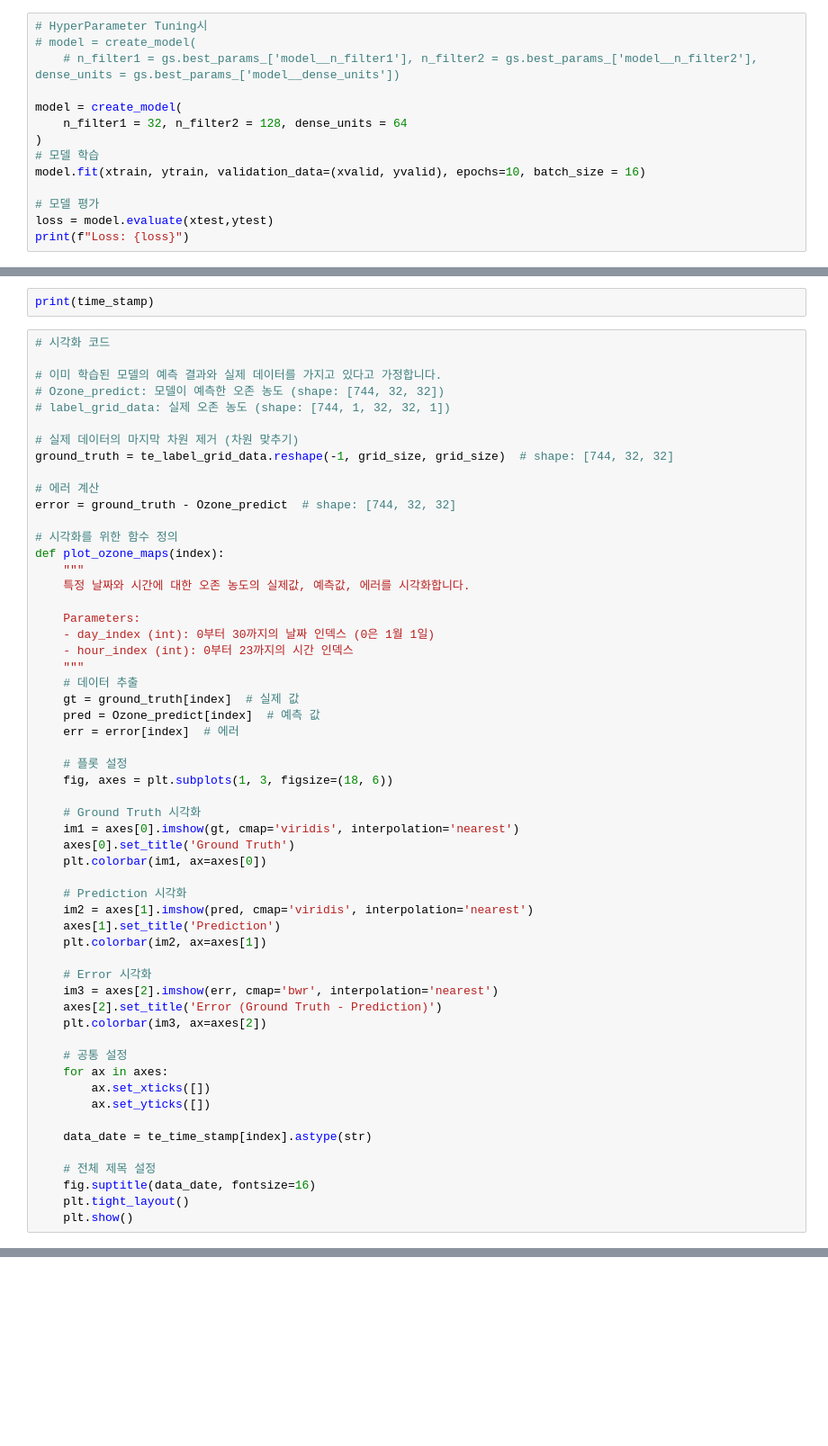
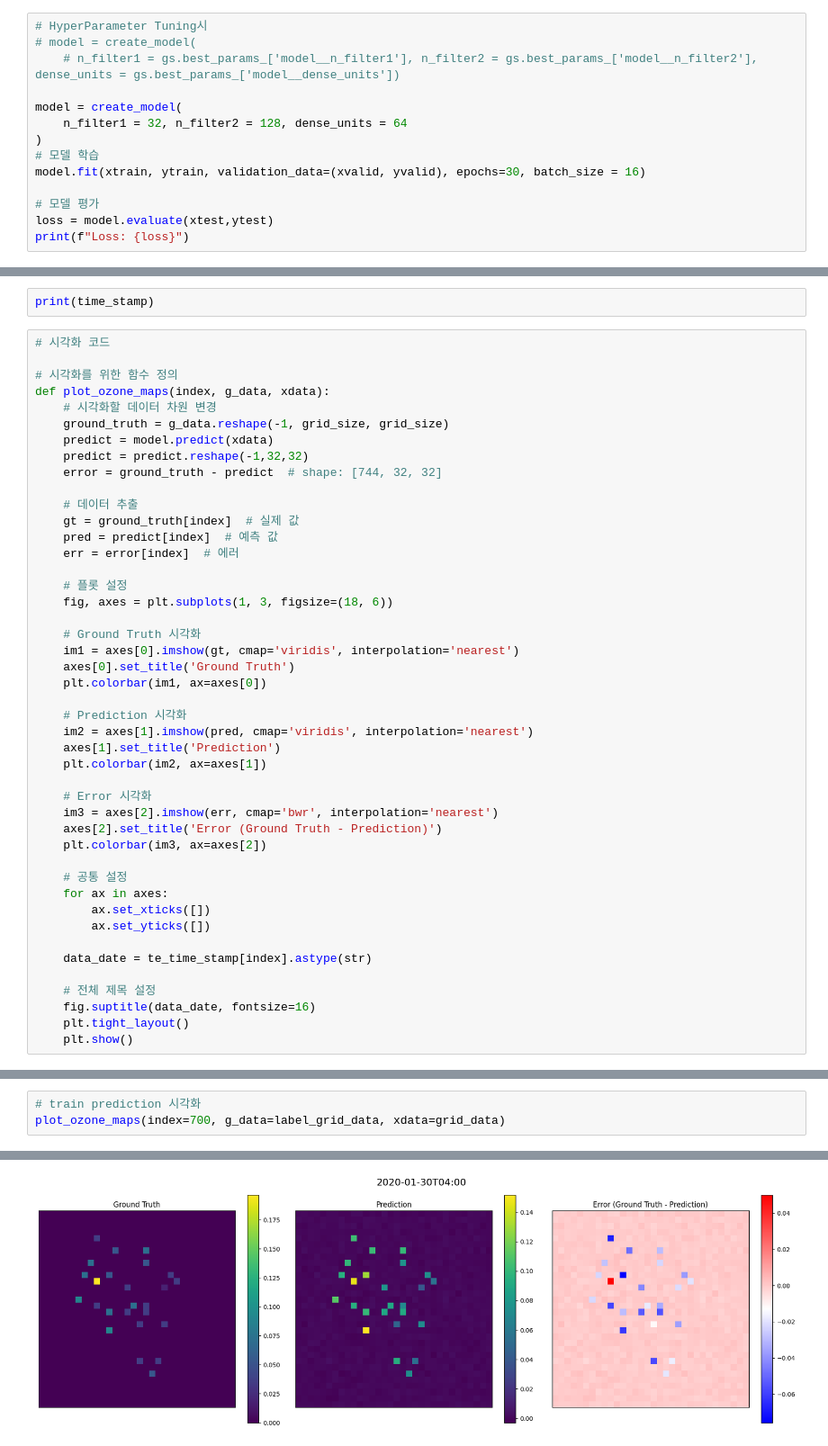
Before and after one commit to kminseong841/ML-Research, a Jupyter notebook: 3D_Ozone_predict_CNN.ipynb, the cells around one changed output, grey strips where cells are left out. Shown: that part at 90% size. Drawn from its saved outputs; the diff is of its cells as text; blank space fills up the shorter version.

Commit message:
Epoch increase & plotting mod
epoch 30으로 늘리고, train data도 plotting 할 수 있게 시각화 부분 일반화.

```diff
--- a/3D_Ozone_predict_CNN.ipynb
+++ b/3D_Ozone_predict_CNN.ipynb
@@ -415,7 +397,7 @@ model = create_model(
     n_filter1 = 32, n_filter2 = 128, dense_units = 64
 )
 # 모델 학습
-model.fit(xtrain, ytrain, validation_data=(xvalid, yvalid), epochs=10, batch_size = 16)
+model.fit(xtrain, ytrain, validation_data=(xvalid, yvalid), epochs=30, batch_size = 16)
 
 # 모델 평가
 loss = model.evaluate(xtest,ytest)
@@ -449,28 +431,17 @@ print(time_stamp)
 # %%
 # 시각화 코드
 
-# 이미 학습된 모델의 예측 결과와 실제 데이터를 가지고 있다고 가정합니다.
-# Ozone_predict: 모델이 예측한 오존 농도 (shape: [744, 32, 32])
-# label_grid_data: 실제 오존 농도 (shape: [744, 1, 32, 32, 1])
+# 시각화를 위한 함수 정의
+def plot_ozone_maps(index, g_data, xdata):
+    # 시각화할 데이터 차원 변경
+    ground_truth = g_data.reshape(-1, grid_size, grid_size)
+    predict = model.predict(xdata)
+    predict = predict.reshape(-1,32,32)
+    error = ground_truth - predict  # shape: [744, 32, 32]
 
-# 실제 데이터의 마지막 차원 제거 (차원 맞추기)
-ground_truth = te_label_grid_data.reshape(-1, grid_size, grid_size)  # shape: [744, 32, 32]
-
-# 에러 계산
-error = ground_truth - Ozone_predict  # shape: [744, 32, 32]
-
-# 시각화를 위한 함수 정의
-def plot_ozone_maps(index):
-    """
-    특정 날짜와 시간에 대한 오존 농도의 실제값, 예측값, 에러를 시각화합니다.
-
-    Parameters:
-    - day_index (int): 0부터 30까지의 날짜 인덱스 (0은 1월 1일)
-    - hour_index (int): 0부터 23까지의 시간 인덱스
-    """
     # 데이터 추출
     gt = ground_truth[index]  # 실제 값
-    pred = Ozone_predict[index]  # 예측 값
+    pred = predict[index]  # 예측 값
     err = error[index]  # 에러
 
     # 플롯 설정
@@ -509,0 +476,4 @@ plot_ozone_maps(index=703)
+# %%
+# train prediction 시각화
+plot_ozone_maps(index=700, g_data=label_grid_data, xdata=grid_data)
+# %% [output]
@@ -509,0 +481 @@ plot_ozone_maps(index=703)
+[figure, added]
```
Also changed, not shown: parts of 6 cells of this notebook.
